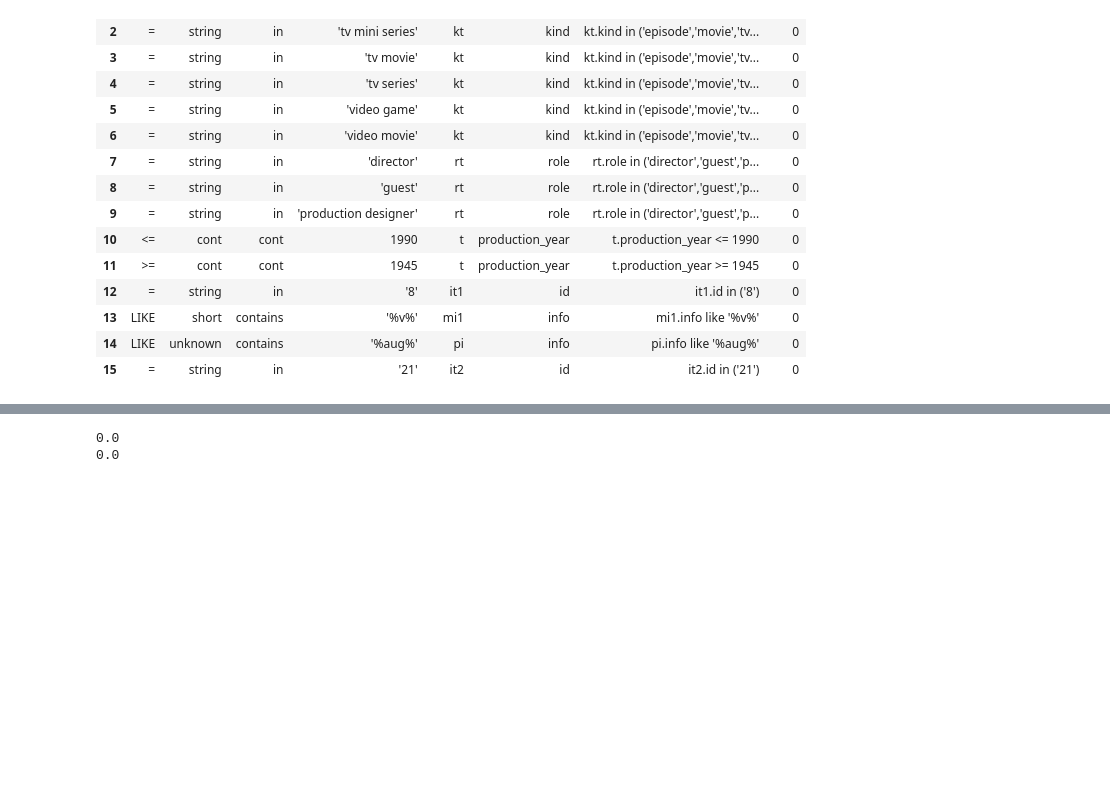
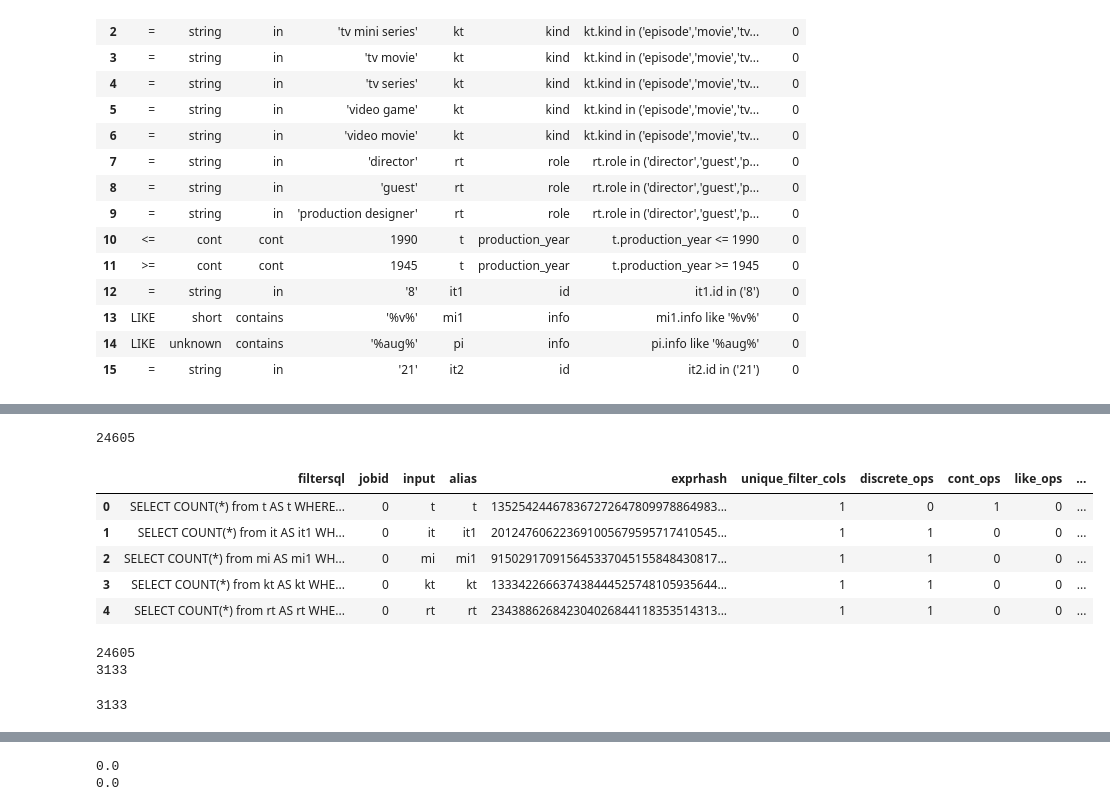
Before and after one commit to parimarjan/WorkloadCharacterization, a Jupyter notebook: Notebooks/ParsingSQLs.ipynb, the cells around one changed output, grey strips where cells are left out. Drawn from its saved outputs; the diff is of its cells as text; code cells hidden in the pictures; blank space fills up the shorter version.

```diff
--- a/Notebooks/ParsingSQLs.ipynb
+++ b/Notebooks/ParsingSQLs.ipynb
@@ -276,3 +284,24 @@ else:
+# %%
+print(len(set(exprdf["exprhash"])))
+exprdf.head(5)
+# %% [output]
+24605
+|  | filtersql | jobid | input | alias | exprhash | unique_filter_cols | discrete_ops | cont_ops | like_ops | ... |
+| 0 | SELECT COUNT(*) from t AS t WHERE... | 0 | t | t | 135254244678367272647809978864983... | 1 | 0 | 1 | 0 | ... |
+| 1 | SELECT COUNT(*) from it AS it1 WH... | 0 | it | it1 | 201247606223691005679595717410545... | 1 | 1 | 0 | 0 | ... |
+| 2 | SELECT COUNT(*) from mi AS mi1 WH... | 0 | mi | mi1 | 915029170915645337045155848430817... | 1 | 1 | 0 | 0 | ... |
+| 3 | SELECT COUNT(*) from kt AS kt WHE... | 0 | kt | kt | 133342266637438444525748105935644... | 1 | 1 | 0 | 0 | ... |
+| 4 | SELECT COUNT(*) from rt AS rt WHE... | 0 | rt | rt | 234388626842304026844118353514313... | 1 | 1 | 0 | 0 | ... |
+# %%
+print(len(exprdf))
+print(len(set(exprdf["jobid"])))
+# %% [output]
+24605
+3133
+# %%
+print(len(sqls))
+# %% [output]
+3133
 # %%
 exprdf["Selectivity"].describe()
 # %% [output]
```
Also changed, not shown: parts of 10 cells of this notebook, 4 other files.
